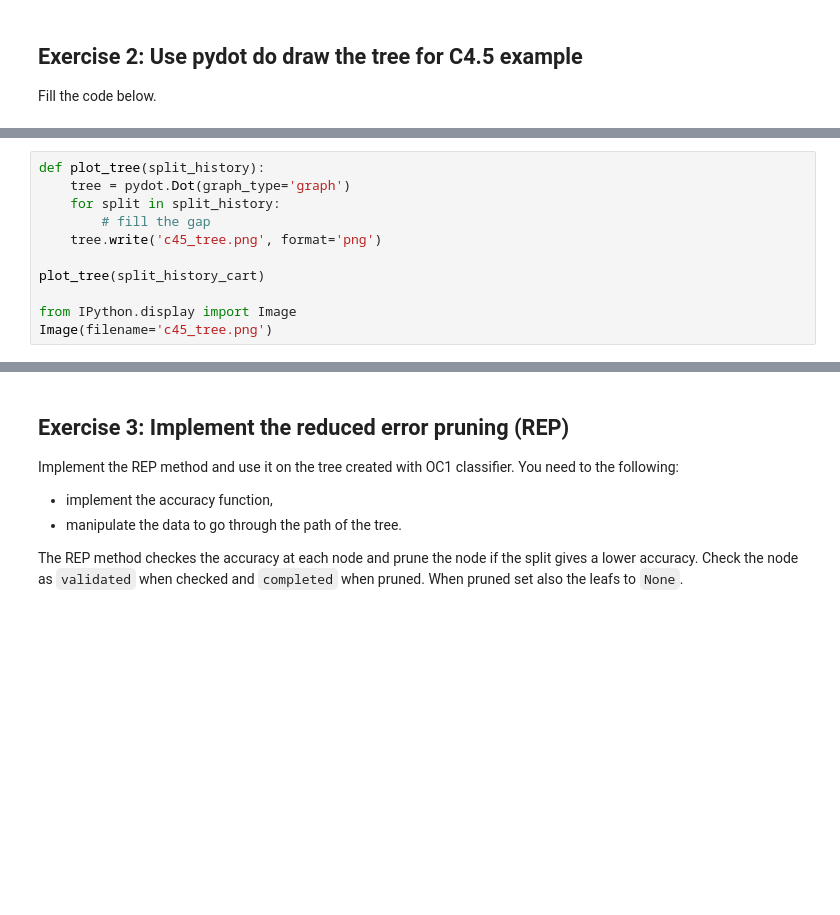
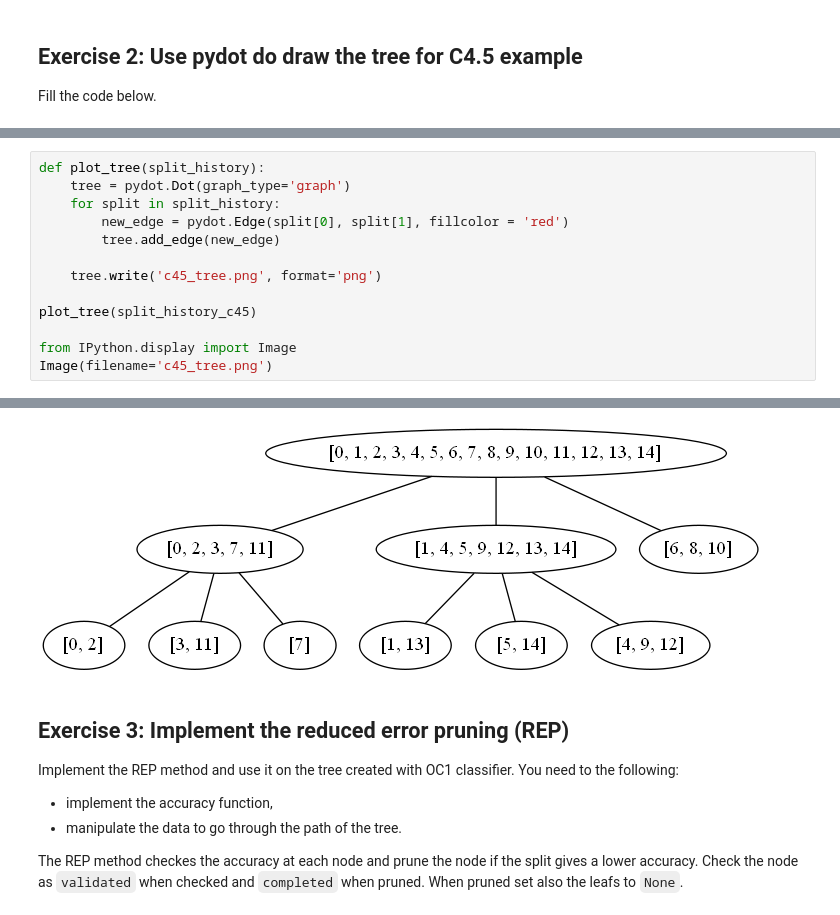
Before and after one commit to jarkonik/machinelearninguj, a Jupyter notebook: 055Decision_trees_Exercises.ipynb, the cells around one changed output, grey strips where cells are left out. Saved outputs shown, nothing was run; the diff lists cells and outputs as text; blank space fills up the shorter version.

```diff
--- a/055Decision_trees_Exercises.ipynb
+++ b/055Decision_trees_Exercises.ipynb
@@ -285,10 +283,12 @@ no stored variable split_history_c45
 def plot_tree(split_history):
     tree = pydot.Dot(graph_type='graph')
     for split in split_history:
-        # fill the gap
+        new_edge = pydot.Edge(split[0], split[1], fillcolor = 'red')
+        tree.add_edge(new_edge)
+
     tree.write('c45_tree.png', format='png')
 
-plot_tree(split_history_cart)
+plot_tree(split_history_c45)
 
 from IPython.display import Image
 Image(filename='c45_tree.png')
@@ -297,3 +296,4 @@ IndentationError: expected an indented block (<ipython-input-29-e2a9d2929973>, l
+[figure, added]
 # %% [markdown]
 ## Exercise 3: Implement the reduced error pruning (REP)
 
```
Also changed, not shown: parts of 3 cells of this notebook, 3 other files.
